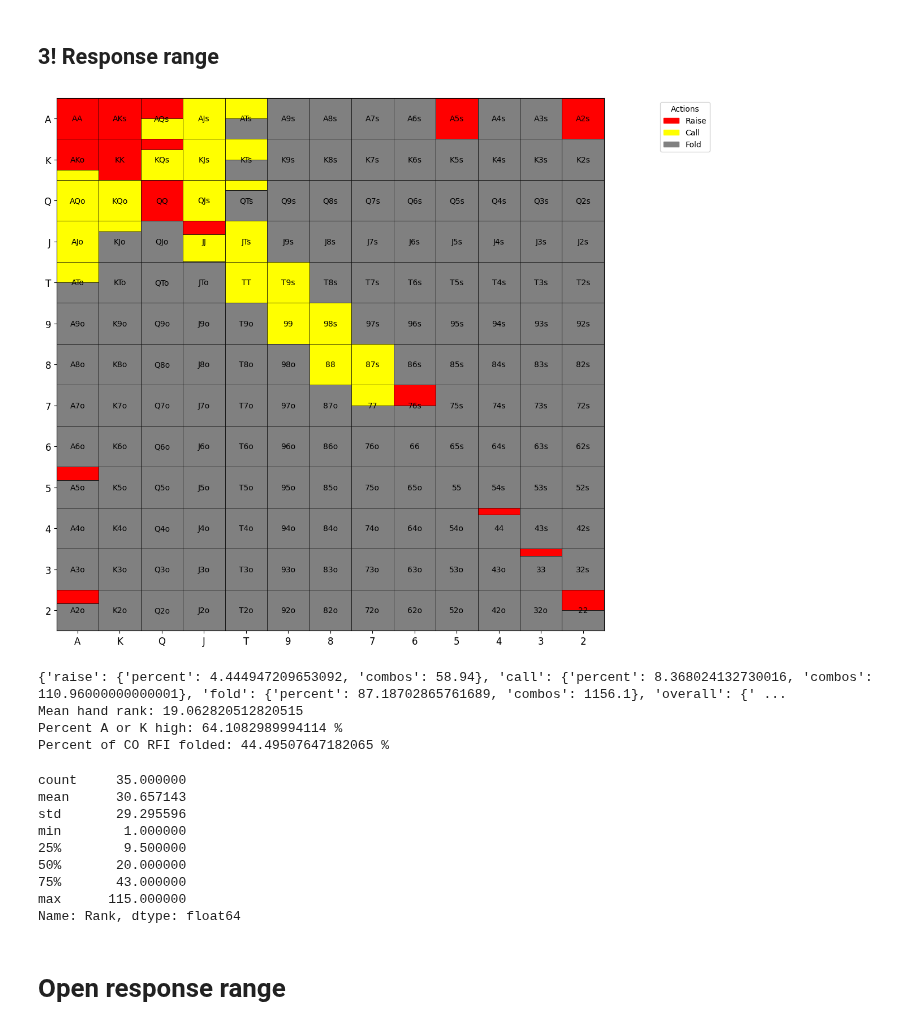
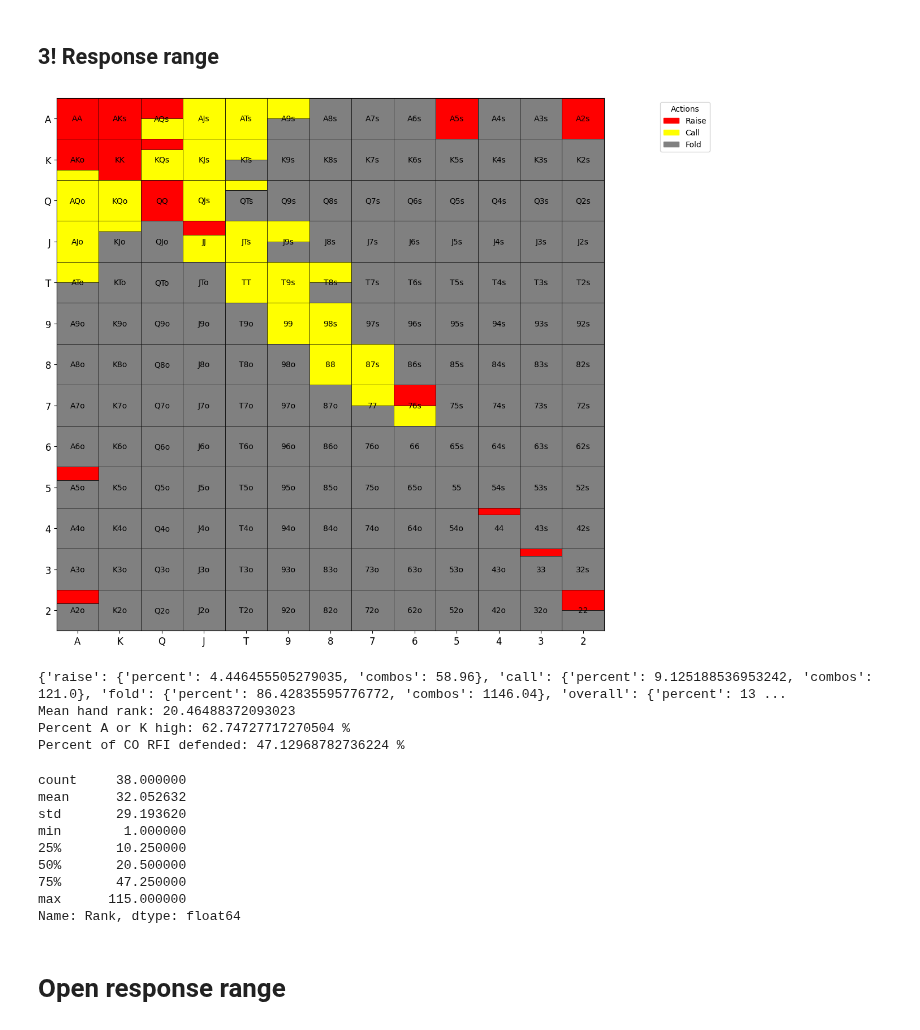
Before and after one commit to KunaalAgarwal/poker_analysis, a Jupyter notebook: src/co_ranges.ipynb, the cells around one changed output. Cells and saved outputs as stored; diff of their text form; code cells hidden in the pictures.

```diff
--- a/src/co_ranges.ipynb
+++ b/src/co_ranges.ipynb
@@ -139,7 +139,7 @@ response_3bet_range = {
     "AA": {"raise": 1.0, "call": 0.0},
     "KK": {"raise": 1.0, "call": 0.0},
     "QQ": {"raise": 1.0, "call": 0.0},
-    "JJ": {"raise": 0.33, "call": 0.66},
+    "JJ": {"raise": 1/3, "call": 2/3},
     "TT": {"raise": 0.0, "call": 1.0},
 
     "99": {"raise": 0.0, "call": 1.0},
@@ -155,8 +155,8 @@ response_3bet_range = {
     "AKs": {"raise": 1.0, "call": 0.0},
     "AQs": {"raise": 0.5, "call": 0.5},
     "AJs": {"raise": 0.0, "call": 1.0},
-    "ATs": {"raise": 0.0, "call": 0.5},
-    "A9s": {"raise": 0.0, "call": 0.0},
+    "ATs": {"raise": 0.0, "call": 1.0},
+    "A9s": {"raise": 0.0, "call": 0.5},
     "A8s": {"raise": 0.0, "call": 0.0},
     "A7s": {"raise": 0.0, "call": 0.0},
     "A6s": {"raise": 0.0, "call": 0.0},
@@ -193,53 +193,53 @@ response_3bet_range = {
     "Q9o": {"raise": 0.0, "call": 0.0},
 
     "JTs": {"raise": 0.0, "call": 1.0},
-    "J9s": {"raise": 0.0, "call": 0.0},
+    "J9s": {"raise": 0.0, "call": 0.5},
 
     "JTo": {"raise": 0.0, "call": 0.0},
     "J9o": {"raise": 0.0, "call": 0.0},
 
     "T9s": {"raise": 0.0, "call": 1.0},
-    "T8s": {"raise": 0.0, "call": 0.0},
+    "T8s": {"raise": 0.0, "call": 0.5},
 
     "98s": {"raise": 0.0, "call": 1.0},
     "97s": {"raise": 0.0, "call": 0.0},
 
     "87s": {"raise": 0.0, "call": 1.0},
     "86s": {"raise": 0.0, "call": 0.0},
 
-    "76s": {"raise": 0.5, "call": 0.0},
+    "76s": {"raise": 0.5, "call": 0.5},
     "75s": {"raise": 0.0, "call": 0.0},
 
     "65s": {"raise": 0.0, "call": 0.0},
 }
 # Visualize the range
 response_3bet = range_construction.generate_range(response_3bet_range, '../ranges/co_ranges/co_3!response.png')
 response_3bet_distribution = range_construction.range_hand_distribution(response_3bet_range)
 response_3bet_percent_by_actions = range_construction.range_percent_by_all_actions(response_3bet_range)
 response_3bet_mean_hand_rank = range_construction.average_range_rank(response_3bet_range)
 
-folded_rfi = 100*response_3bet_percent_by_actions['overall']['combos'] / rfi_percent_by_actions['overall']['combos']
+defended_rfi = 100*response_3bet_percent_by_actions['overall']['combos'] / rfi_percent_by_actions['overall']['combos']
 
 print(response_3bet_percent_by_actions)
 print(f'Mean hand rank: {response_3bet_mean_hand_rank}')
 print(f'Percent A or K high: {range_construction.percent_range_high_card(response_3bet_range)} %')
-print(f'Percent of CO RFI folded: {folded_rfi} %')
+print(f'Percent of CO RFI defended: {defended_rfi} %')
 
 response_3bet_distribution[1].to_csv('../ranges/co_ranges/co_3bet_response_distribution.csv')
 response_3bet_distribution[0]
 # %% [output]
-[figure, old version]
+[figure, new version]
-{'raise': {'percent': 4.444947209653092, 'combos': 58.94}, 'call': {'percent': 8.368024132730016, 'combos': 110.96000000000001}, 'fold': {'percent': 87.18702865761689, 'combos': 1156.1}, 'overall': {' ...
-Mean hand rank: 19.062820512820515
-Percent A or K high: 64.1082989994114 %
-Percent of CO RFI folded: 44.49507647182065 %
+{'raise': {'percent': 4.446455505279035, 'combos': 58.96}, 'call': {'percent': 9.125188536953242, 'combos': 121.0}, 'fold': {'percent': 86.42835595776772, 'combos': 1146.04}, 'overall': {'percent': 13 ...
+Mean hand rank: 20.46488372093023
+Percent A or K high: 62.74727717270504 %
+Percent of CO RFI defended: 47.12968782736224 %
-count     35.000000
-mean      30.657143
-std       29.295596
+count     38.000000
+mean      32.052632
+std       29.193620
 min        1.000000
-25%        9.500000
-50%       20.000000
-75%       43.000000
+25%       10.250000
+50%       20.500000
+75%       47.250000
 max      115.000000
 Name: Rank, dtype: float64
 # %% [markdown]
```
Also changed, not shown: 10 other files.
